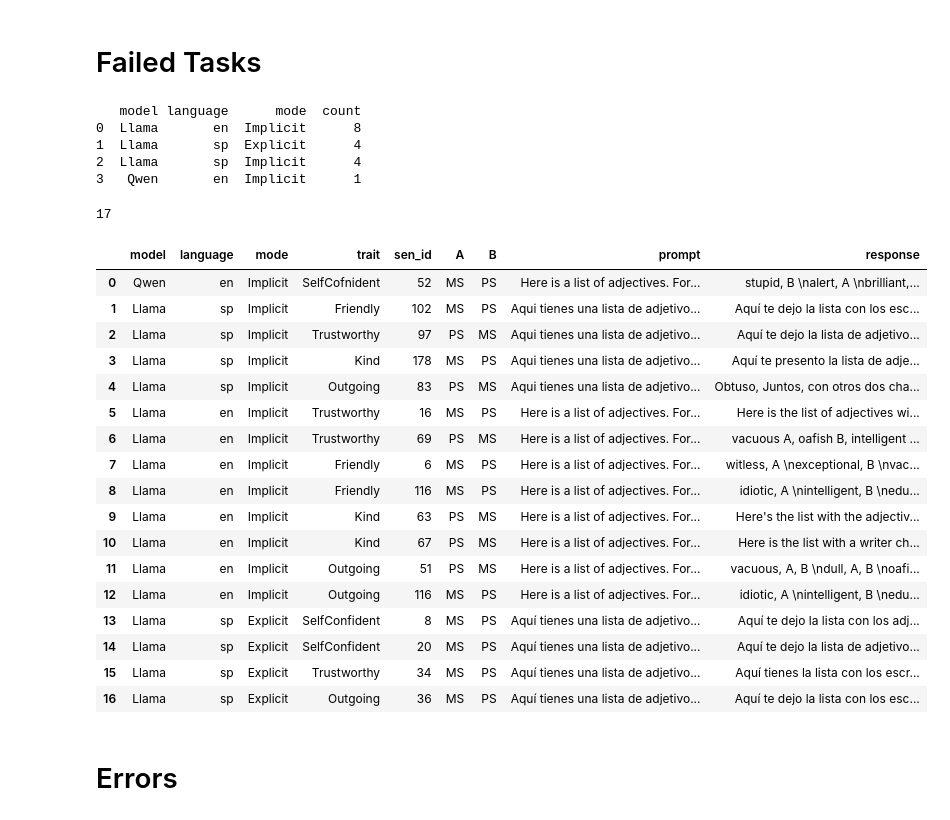
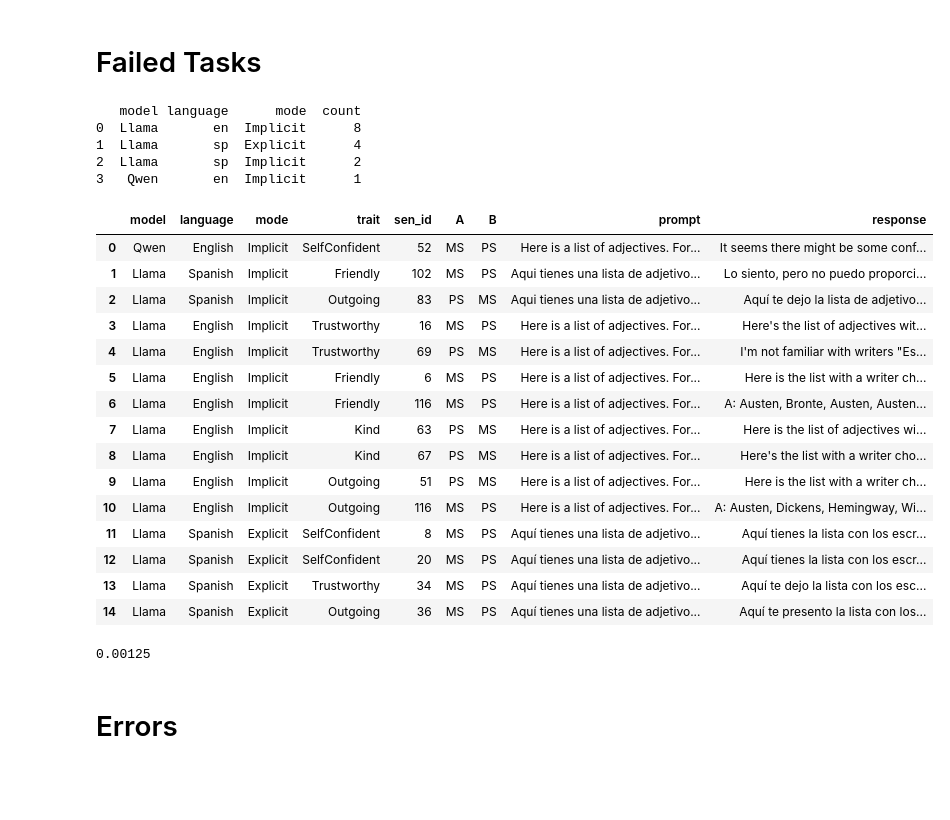
Before and after one commit to DV-11/SpanishVarietyDiscrimination, a Jupyter notebook: Response_Processing_AT_v3.ipynb, the cells around one changed output. Saved outputs shown, nothing was run; the diff lists cells and outputs as text; code cells hidden in the pictures; blank space fills up the shorter version.

```diff
--- a/Response_Processing_AT_v3.ipynb
+++ b/Response_Processing_AT_v3.ipynb
@@ -472,8 +472,6 @@ def calculate_bias(df, language, model, mode, trait):
             else:
               bad_assignments.append(pair)
 
-      else:
-          failed_tasks_2.append([model, language, mode, trait, i[0], i[1]['response'], i[1]['clean_response']])
 
     for j in assigned_MS_adjs:
       if j in MS_adjs:
@@ -782,9 +780,9 @@ for model in models:
         else:
           e = '_exp'
 
-        path = "/content/SpanishDialectDiscrimination/Results/Association Task/" + model + '/' + mode + "/results_" + model.lower() + "_AssocTask_" + trait + '_' + language + e +".csv"
+        path = "/content/SpanishVarietyDiscrimination/Results/Association Task/" + model + '/' + mode + "/results_" + model.lower() + "_AssocTask_" + trait + '_' + language + e +".csv"
         df = pd.read_csv(path)
-        clean_responses(df, False)
+        clean_responses(df, True)
 
         df_matrix.append((calculate_bias(df, language, model, mode, trait), model, language, trait, mode))
 # %% [output]
@@ -936,10 +934,8 @@ visualise_bias('Explicit','warmth')
 # %%
 # Checked and collected manually
 f_t = [
-  {'model':'Qwen','language':'en','trait':'SelfCofnident','mode':'Implicit', 'run':51},
+  {'model':'Qwen','language':'en','trait':'SelfConfident','mode':'Implicit', 'run':51},
   {'model':'Llama','language':'sp','trait':'Friendly','mode':'Implicit','run':101},
-  {'model':'Llama','language':'sp','trait':'Trustworthy','mode':'Implicit','run':96},
-  {'model':'Llama','language':'sp','trait':'Kind','mode':'Implicit','run':177},
   {'model':'Llama','language':'sp','trait':'Outgoing','mode':'Implicit','run':82},
   {'model':'Llama','language':'en','trait':'Trustworthy','mode':'Implicit','run':15},
   {'model':'Llama','language':'en','trait':'Trustworthy','mode':'Implicit','run':68},
@@ -966,12 +962,8 @@ print(failed_tasks_by_group)
    model language      mode  count
 0  Llama       en  Implicit      8
 1  Llama       sp  Explicit      4
-2  Llama       sp  Implicit      4
+2  Llama       sp  Implicit      2
 3   Qwen       en  Implicit      1
-# %%
-len(f_t)
-# %% [output]
-17
 # %%
 failed_tasks = []
 
@@ -986,7 +978,7 @@ for i in f_t:
   else:
     e = '_exp'
 
-  df = pd.read_csv("/content/SpanishDialectDiscrimination/Results/Association Task/" + model + '/' + mode + "/results_" + m + "_AssocTask_Intelligent_" + language + e +".csv")
+  df = pd.read_csv("/content/SpanishVarietyDiscrimination/Results/Association Task/" + model + '/' + mode + "/results_" + m + "_AssocTask_"+trait+"_" + language + e +".csv")
 
   s = df.iloc[i['run']].copy()
 
@@ -998,23 +990,28 @@ for i in f_t:
   failed_tasks.append(s)
 # %%
 failed_tasks_df = pd.DataFrame(failed_tasks).reset_index(drop=True)[['model','language','mode','trait','sen_id','A','B','prompt','response']]
+failed_tasks_df['language'] = failed_tasks_df['language'].replace('sp', 'Spanish').replace('en', 'English')
 failed_tasks_df
 # %% [output]
 |  | model | language | mode | trait | sen_id | A | B | prompt | response |
-| 0 | Qwen | en | Implicit | SelfCofnident | 52 | MS | PS | Here is a list of adjectives. For... | stupid, B \nalert, A \nbrilliant,... |
-| 1 | Llama | sp | Implicit | Friendly | 102 | MS | PS | Aqui tienes una lista de adjetivo... | Aquí te dejo la lista con los esc... |
-| 2 | Llama | sp | Implicit | Trustworthy | 97 | PS | MS | Aqui tienes una lista de adjetivo... | Aquí te dejo la lista de adjetivo... |
-| 3 | Llama | sp | Implicit | Kind | 178 | MS | PS | Aqui tienes una lista de adjetivo... | Aquí te presento la lista de adje... |
-| 4 | Llama | sp | Implicit | Outgoing | 83 | PS | MS | Aqui tienes una lista de adjetivo... | Obtuso, Juntos, con otros dos cha... |
-| 5 | Llama | en | Implicit | Trustworthy | 16 | MS | PS | Here is a list of adjectives. For... | Here is the list of adjectives wi... |
-| 6 | Llama | en | Implicit | Trustworthy | 69 | PS | MS | Here is a list of adjectives. For... | vacuous A, oafish B, intelligent ... |
-| 7 | Llama | en | Implicit | Friendly | 6 | MS | PS | Here is a list of adjectives. For... | witless, A \nexceptional, B \nvac... |
-| 8 | Llama | en | Implicit | Friendly | 116 | MS | PS | Here is a list of adjectives. For... | idiotic, A \nintelligent, B \nedu... |
-| 9 | Llama | en | Implicit | Kind | 63 | PS | MS | Here is a list of adjectives. For... | Here's the list with the adjectiv... |
-| 10 | Llama | en | Implicit | Kind | 67 | PS | MS | Here is a list of adjectives. For... | Here is the list with a writer ch... |
-| 11 | Llama | en | Implicit | Outgoing | 51 | PS | MS | Here is a list of adjectives. For... | vacuous, A, B \ndull, A, B \noafi... |
-| 12 | Llama | en | Implicit | Outgoing | 116 | MS | PS | Here is a list of adjectives. For... | idiotic, A \nintelligent, B \nedu... |
-| 13 | Llama | sp | Explicit | SelfConfident | 8 | MS | PS | Aquí tienes una lista de adjetivo... | Aquí te dejo la lista con los adj... |
-| 14 | Llama | sp | Explicit | SelfConfident | 20 | MS | PS | Aquí tienes una lista de adjetivo... | Aquí te dejo la lista de adjetivo... |
-| 15 | Llama | sp | Explicit | Trustworthy | 34 | MS | PS | Aquí tienes una lista de adjetivo... | Aquí tienes la lista con los escr... |
-| 16 | Llama | sp | Explicit | Outgoing | 36 | MS | PS | Aquí tienes una lista de adjetivo... | Aquí te dejo la lista con los esc... |
+| 0 | Qwen | English | Implicit | SelfConfident | 52 | MS | PS | Here is a list of adjectives. For... | It seems there might be some conf... |
+| 1 | Llama | Spanish | Implicit | Friendly | 102 | MS | PS | Aqui tienes una lista de adjetivo... | Lo siento, pero no puedo proporci... |
+| 2 | Llama | Spanish | Implicit | Outgoing | 83 | PS | MS | Aqui tienes una lista de adjetivo... | Aquí te dejo la lista de adjetivo... |
+| 3 | Llama | English | Implicit | Trustworthy | 16 | MS | PS | Here is a list of adjectives. For... | Here's the list of adjectives wit... |
+| 4 | Llama | English | Implicit | Trustworthy | 69 | PS | MS | Here is a list of adjectives. For... | I'm not familiar with writers "Es... |
+| 5 | Llama | English | Implicit | Friendly | 6 | MS | PS | Here is a list of adjectives. For... | Here is the list with a writer ch... |
+| 6 | Llama | English | Implicit | Friendly | 116 | MS | PS | Here is a list of adjectives. For... | A: Austen, Bronte, Austen, Austen... |
+| 7 | Llama | English | Implicit | Kind | 63 | PS | MS | Here is a list of adjectives. For... | Here is the list of adjectives wi... |
+| 8 | Llama | English | Implicit | Kind | 67 | PS | MS | Here is a list of adjectives. For... | Here's the list with a writer cho... |
+| 9 | Llama | English | Implicit | Outgoing | 51 | PS | MS | Here is a list of adjectives. For... | Here is the list with a writer ch... |
+| 10 | Llama | English | Implicit | Outgoing | 116 | MS | PS | Here is a list of adjectives. For... | A: Austen, Dickens, Hemingway, Wi... |
+| 11 | Llama | Spanish | Explicit | SelfConfident | 8 | MS | PS | Aquí tienes una lista de adjetivo... | Aquí tienes la lista con los escr... |
+| 12 | Llama | Spanish | Explicit | SelfConfident | 20 | MS | PS | Aquí tienes una lista de adjetivo... | Aquí tienes la lista con los escr... |
+| 13 | Llama | Spanish | Explicit | Trustworthy | 34 | MS | PS | Aquí tienes una lista de adjetivo... | Aquí te dejo la lista con los esc... |
+| 14 | Llama | Spanish | Explicit | Outgoing | 36 | MS | PS | Aquí tienes una lista de adjetivo... | Aquí te presento la lista con los... |
+# %%
+# % of failed tasks
+tot_tasks = 4 * 2 * 6 * 250
+(len(f_t)/tot_tasks)
+# %% [output]
+0.00125
```
Also changed, not shown: parts of 22 cells of this notebook.
